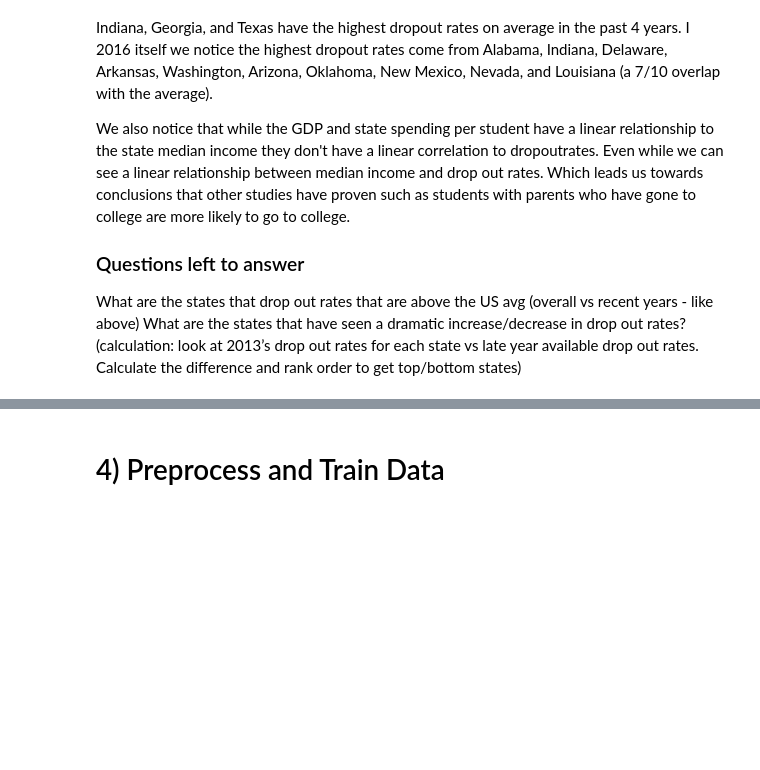
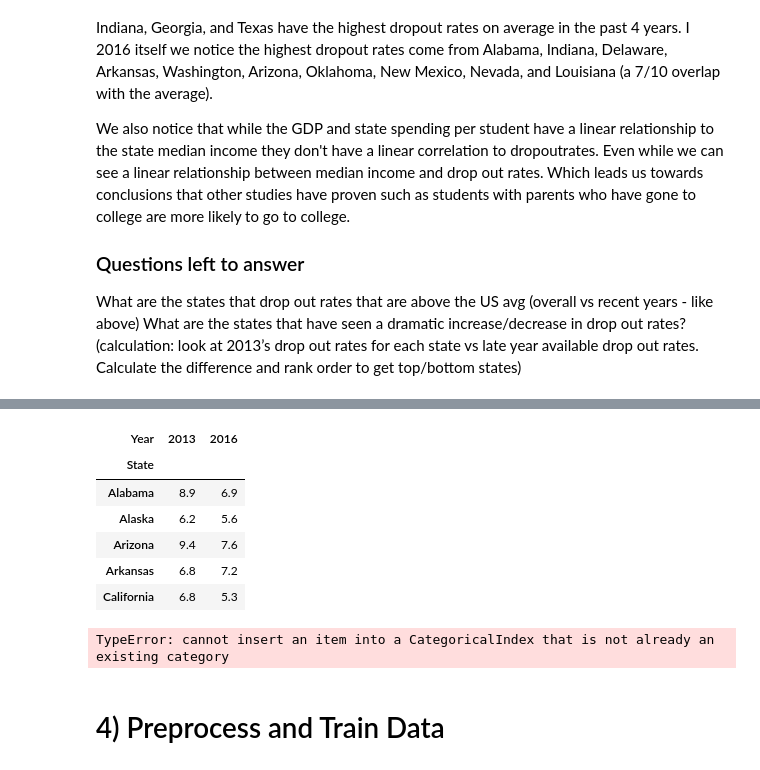
Before and after one commit to shayleelaura/Independent_Capstone, a Jupyter notebook: State Student Spending Case Study.ipynb, the cells around one changed output, grey strips where cells are left out. Drawn from its saved outputs; the diff is of its cells as text; code cells hidden in the pictures; blank space fills up the shorter version.

```diff
--- a/State Student Spending Case Study.ipynb
+++ b/State Student Spending Case Study.ipynb
@@ -951,0 +967,2 @@ What are the states that have seen a dramatic increase/decrease in drop out rate
+# %%
+temp2 = temp1.loc[temp1['Year'].isin([2013, 2016]),:]
@@ -952,2 +975,20 @@ What are the states that have seen a dramatic increase/decrease in drop out rate
+# %%
+temp3 = pd.pivot_table(temp2, index = 'State', columns = 'Year')
+# %%
+temp3.columns = temp3.columns.droplevel()
+# %%
+temp3.head()
+# %% [output]
+| Year | 2013 | 2016 |
+| State |  |  |
+| Alabama | 8.9 | 6.9 |
+| Alaska | 6.2 | 5.6 |
+| Arizona | 9.4 | 7.6 |
+| Arkansas | 6.8 | 7.2 |
+| California | 6.8 | 5.3 |
+# %%
+temp3['Diff'] = temp3[2013] - temp3[2016]
+# %% [output]
+TypeError: cannot insert an item into a CategoricalIndex that is not already an existing category
 # %% [markdown]
 # 4) Preprocess and Train Data
```
Also changed, not shown: parts of 21 cells of this notebook.
